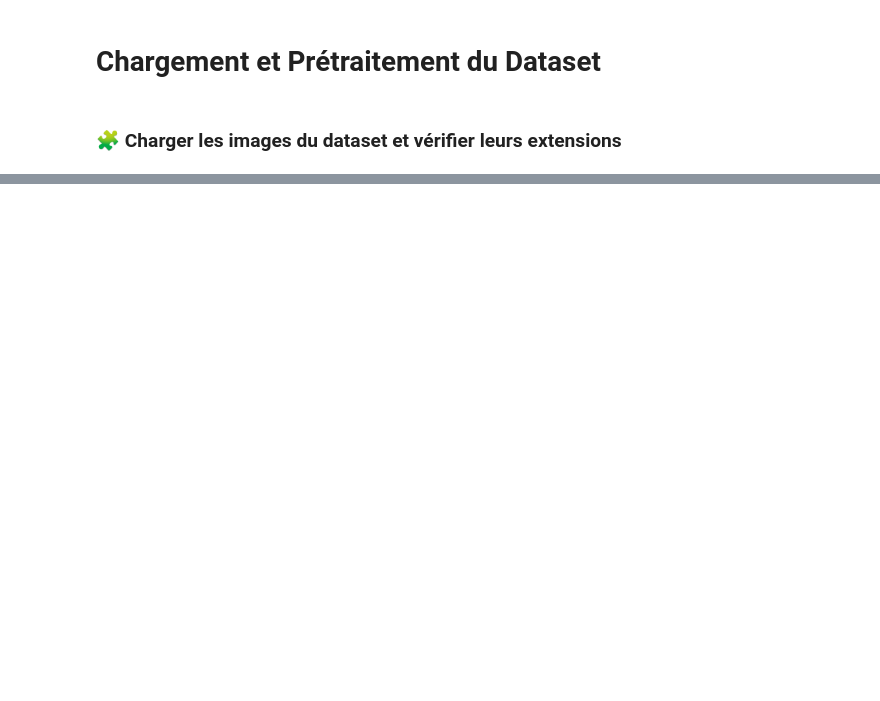
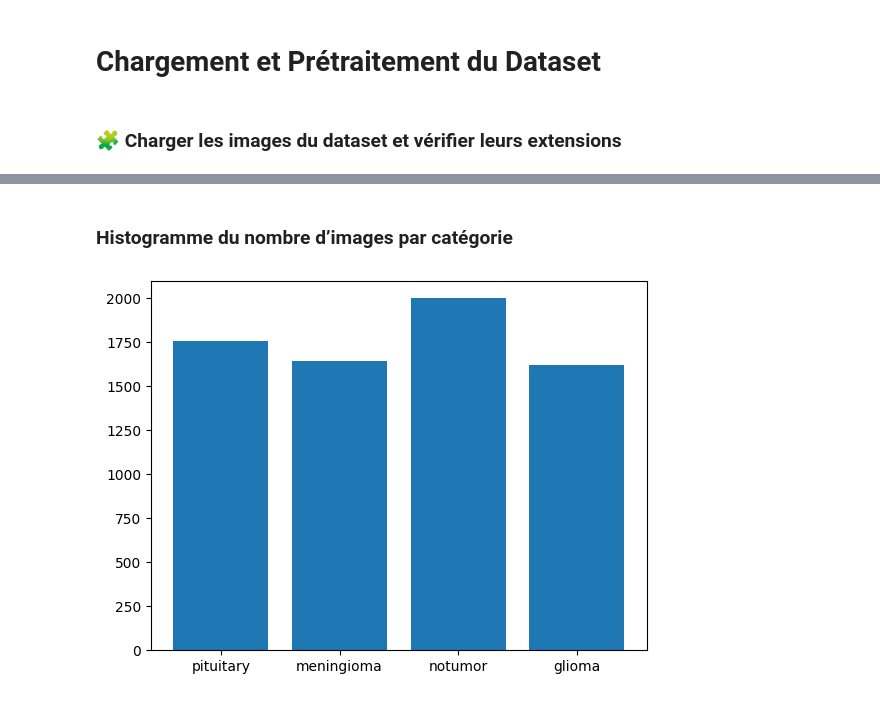
Before and after one commit to bouchta65/BrainScan-Detection_du-Cancer-Cerebral-par-CNN, a Jupyter notebook: src/01_Chargement_Pretraitement_Dataset.ipynb, the cells around one changed output, grey strips where cells are left out. Cells and saved outputs as stored; diff of their text form; code cells hidden in the pictures; blank space fills up the shorter version.

Commit message:
Ajout d'un histogramme pour visualiser le nombre d'images par classe

```diff
--- a/src/01_Chargement_Pretraitement_Dataset.ipynb
+++ b/src/01_Chargement_Pretraitement_Dataset.ipynb
@@ -61,0 +62,15 @@ else:
+# %% [markdown]
+### Histogramme du nombre d’images par catégorie
+# %%
+from collections import Counter
+
+class_counts = Counter(labels_array)
+
+
+classes  = list(class_counts.keys())
+counts = list(class_counts.values())
+
+plt.bar(classes,counts)
+plt.show()
+# %% [output]
+[figure, added]
```
Also changed, not shown: parts of 1 cell of this notebook.
